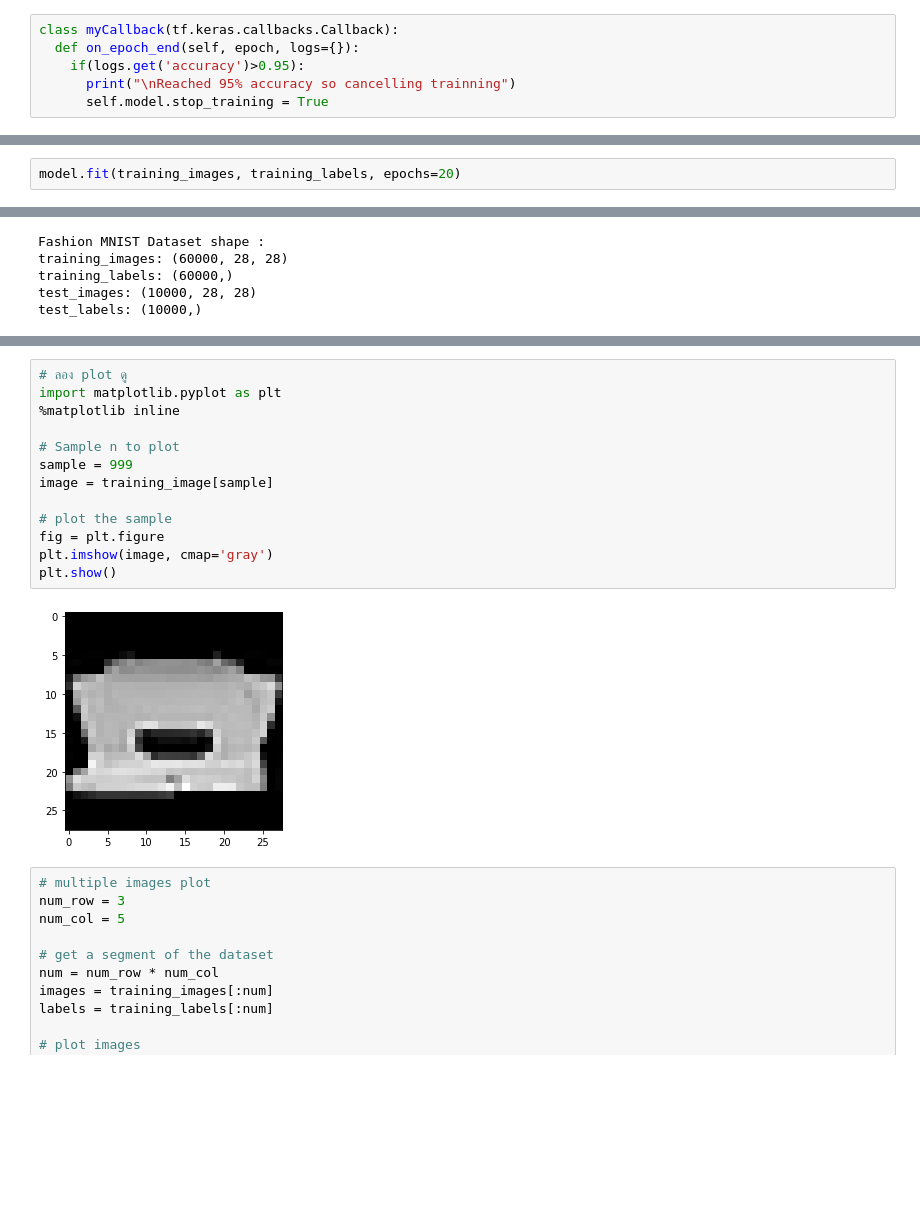
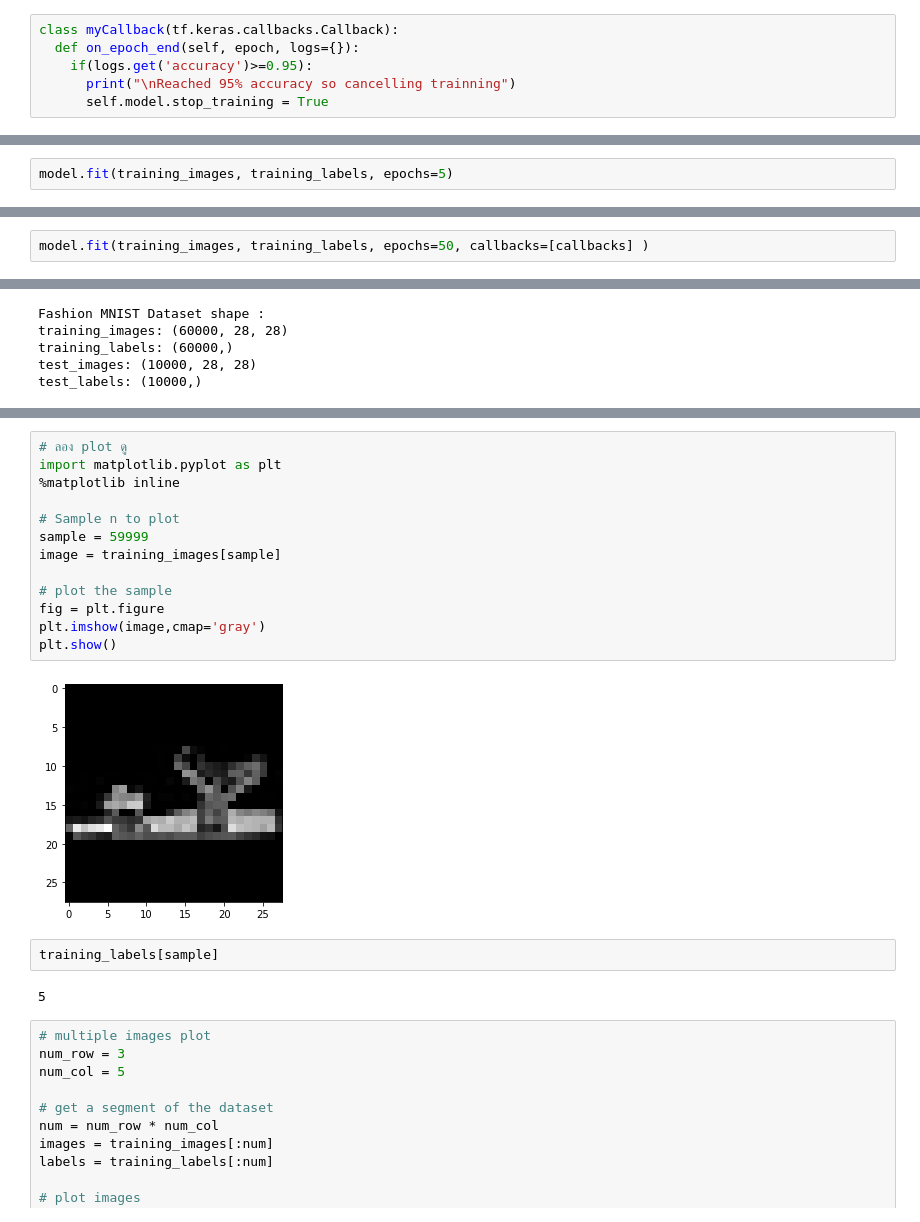
Before and after one commit to thammarat-ai/introAI, a Jupyter notebook: 2introCV.ipynb, the cells around one changed output, grey strips where cells are left out. Drawn from its saved outputs; the diff is of its cells as text; blank space fills up the shorter version.

```diff
--- a/2introCV.ipynb
+++ b/2introCV.ipynb
@@ -267,7 +313,7 @@ import tensorflow as tf
 # %%
 class myCallback(tf.keras.callbacks.Callback):
   def on_epoch_end(self, epoch, logs={}):
-    if(logs.get('accuracy')>0.95):
+    if(logs.get('accuracy')>=0.95):
       print("\nReached 95% accuracy so cancelling trainning")
       self.model.stop_training = True
 # %%
@@ -351,5 +372,5 @@ model.compile(optimizer='adam',
               loss='sparse_categorical_crossentropy',
               metrics=['accuracy'])
 # %%
-model.fit(training_images, training_labels, epochs=20)
+model.fit(training_images, training_labels, epochs=5)
 # %% [output]
@@ -378,0 +401,2 @@ model.evaluate(test_images, test_labels)
+# %%
+model.fit(training_images, training_labels, epochs=50, callbacks=[callbacks] )
@@ -481,18 +549,22 @@ test_labels: (10000,)
 # %%
 # ลอง plot ดู
 import matplotlib.pyplot as plt
 %matplotlib inline
 
 # Sample n to plot
-sample = 999
-image = training_image[sample]
+sample = 59999
+image = training_images[sample]
 
 # plot the sample
 fig = plt.figure
-plt.imshow(image, cmap='gray')
+plt.imshow(image,cmap='gray')
 plt.show()
 # %% [output]
-[figure, old version]
+[figure, new version]
+# %%
+training_labels[sample]
+# %% [output]
+5
 # %%
 # multiple images plot
 num_row = 3
```
Also changed, not shown: parts of 30 cells of this notebook.
